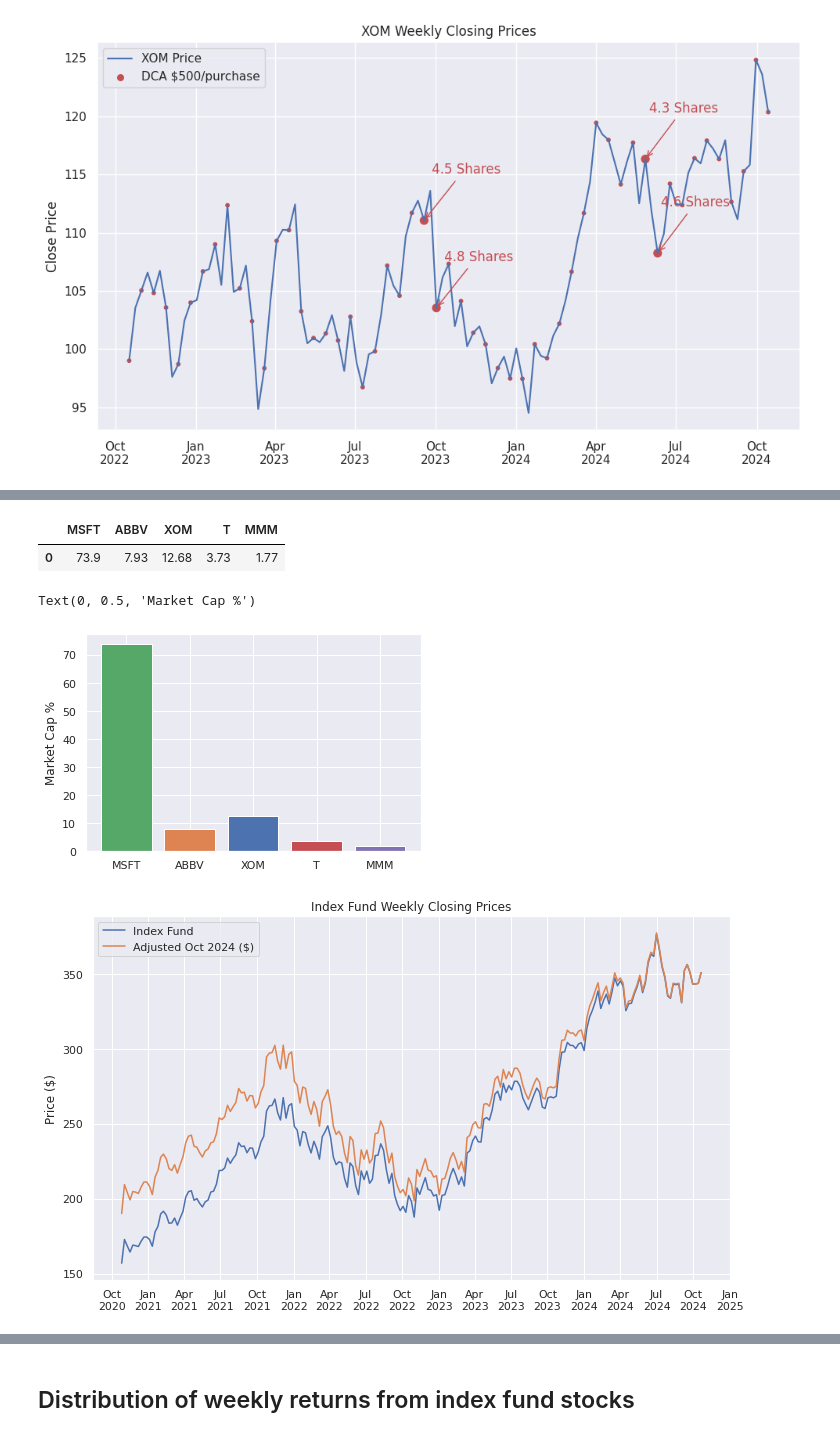
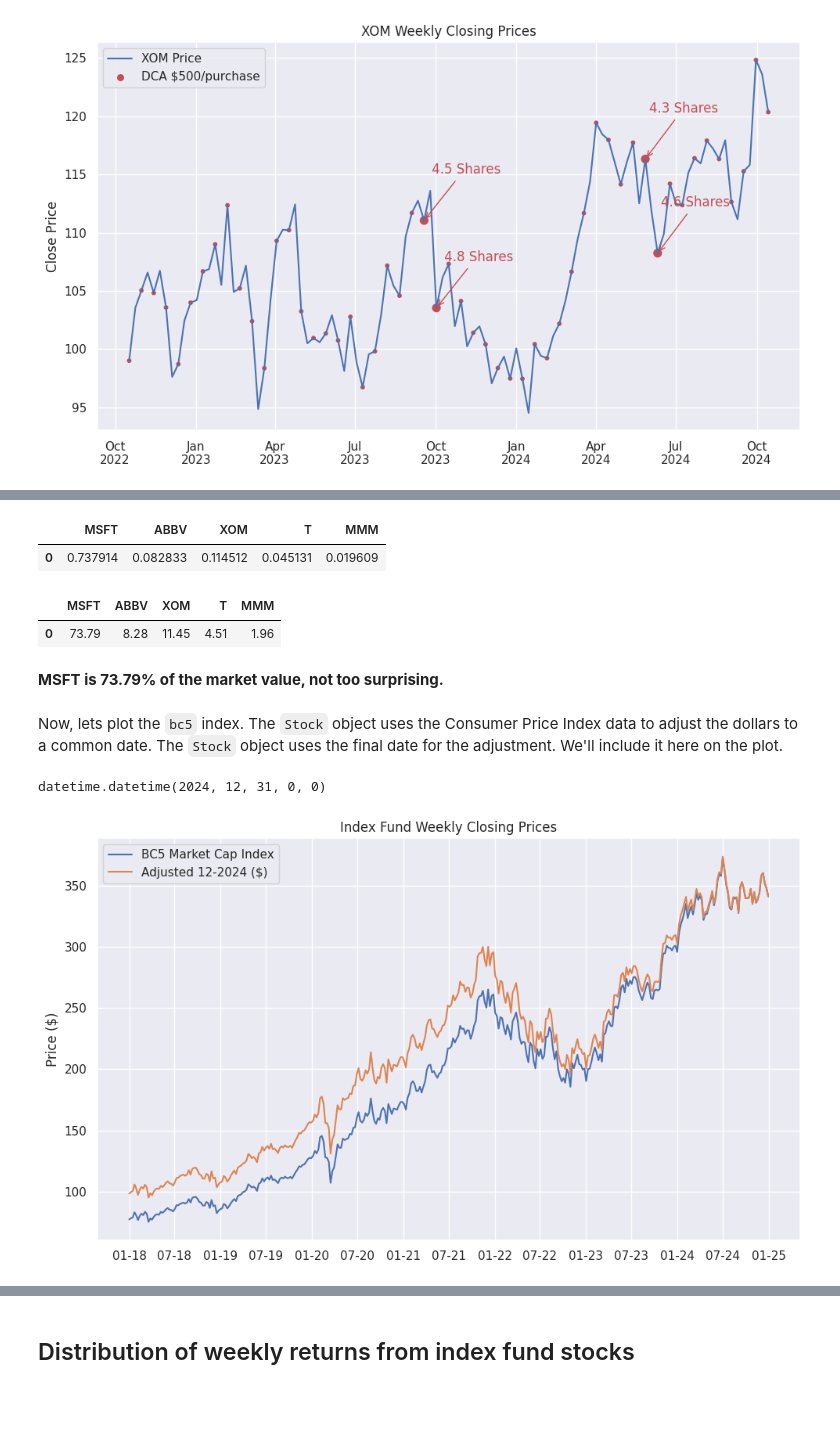
Before and after one commit to dtilley/quantitative_finance_toolkit, a Jupyter notebook: dollar_cost_averaging_with_adaptive_price_drop.ipynb, the cells around one changed output, grey strips where cells are left out. Drawn from its saved outputs; the diff is of its cells as text; code cells hidden in the pictures; blank space fills up the shorter version.

```diff
--- a/dollar_cost_averaging_with_adaptive_price_drop.ipynb
+++ b/dollar_cost_averaging_with_adaptive_price_drop.ipynb
@@ -232,8 +238,8 @@ DCA is commonly applied when investing in index or mutual funds because it lesse
 tickers = ['MSFT', 'ABBV', 'XOM', 'T', 'MMM']
 colors = ['C2', 'C1', 'C0', 'C3', 'C4'] # Assign colors for viz
 # %%
-# I normally assign the end date to today, but for consistency I set it to when I first did this analysis
-end = datetime.datetime(2024, 10, 17)
-start = end + relativedelta(weeks=-208)  # 4 years of price history
+# Set dates of stock prices
+end = datetime.datetime(2024, 12, 31)
+start = datetime.datetime(2018, 1, 1)
 # %%
 bc5 = etk.Stocks_Composite(tickers, start=start, end=end, interval='1wk')
@@ -266,9 +276,16 @@ plt.show()
 bc5_weights = pd.DataFrame(bc5.weights, index=[0])
+# %%
+bc5_weights
+# %% [output]
+|  | MSFT | ABBV | XOM | T | MMM |
+| 0 | 0.737914 | 0.082833 | 0.114512 | 0.045131 | 0.019609 |
 # %%
 bc5_weights.loc[0] =  round(bc5_weights.loc[0] * 100, 2)
 # %%
 bc5_weights
 # %% [output]
 |  | MSFT | ABBV | XOM | T | MMM |
-| 0 | 73.9 | 7.93 | 12.68 | 3.73 | 1.77 |
+| 0 | 73.79 | 8.28 | 11.45 | 4.51 | 1.96 |
+# %% [markdown]
+**MSFT is 73.79% of the market value, not too surprising.**
 # %%
@@ -276,30 +293,32 @@ bc5_weights.to_csv('mcap_weights.txt', sep=' ', index=False)
-# %%
-plt.bar(x=range(bc5_weights.shape[1]), height=bc5_weights.loc[0], color=colors, tick_label=bc5_weights.columns)
-plt.ylabel('Market Cap %')
-# %% [output]
-Text(0, 0.5, 'Market Cap %')
-[figure, removed]
+# %% [markdown]
+Now, lets plot the `bc5` index. The `Stock` object uses the Consumer Price Index data to adjust the dollars to a common date. The `Stock` object uses the final date for the adjustment. We'll include it here on the plot.
+# %%
+# get the inflation adjustment date
+inf_adj_date = bc5.stocks['MSFT'].inflation_adjusted_date
+inf_adj_date
+# %% [output]
+datetime.datetime(2024, 12, 31, 0, 0)
 # %%
 fig, ax = plt.subplots(figsize=(10,6))
 
-ax.plot(sc.index.Date, sc.index.Index, label='Index Fund', color='C0')
-ax.plot(sc.index.Date, sc.index.Index_Adj, label='Adjusted Oct 2024 ($)', color='C1')
+ax.plot(bc5.index.Date, bc5.index.Index, label='BC5 Market Cap Index', color='C0')
+ax.plot(bc5.index.Date, bc5.index.Index_Adj, label=f'Adjusted {inf_adj_date.month}-{inf_adj_date.year} ($)', color='C1')
 
 # Formatting the x-axis to show quarter ticks
-ax.xaxis.set_major_locator(mdates.MonthLocator(bymonth=(1, 4, 7, 10)))  # Quarterly ticks
-ax.xaxis.set_major_formatter(mdates.DateFormatter('%b\n%Y'))  # Show month and year
+ax.xaxis.set_major_locator(mdates.MonthLocator(bymonth=(1, 7)))  # Quarterly ticks
+ax.xaxis.set_major_formatter(mdates.DateFormatter('%m-%y'))  # Show month and year
 
 # Add labels and title
 ax.set_xlabel('')
 ax.set_ylabel('Price ($)')
 ax.set_title('Index Fund Weekly Closing Prices')
 
 # Add grid and legend
 ax.grid(True)
 ax.legend()
 
 # Display the plot
 plt.tight_layout()
 plt.show()
 # %% [output]
-[figure, old version]
+[figure, new version]
```
Also changed, not shown: parts of 69 cells of this notebook, 2 other files.
